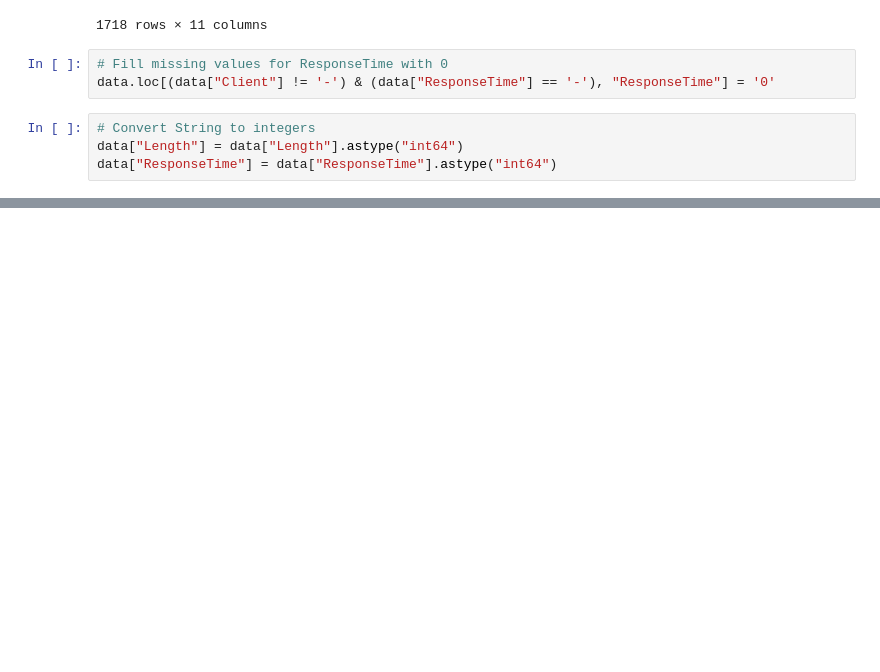
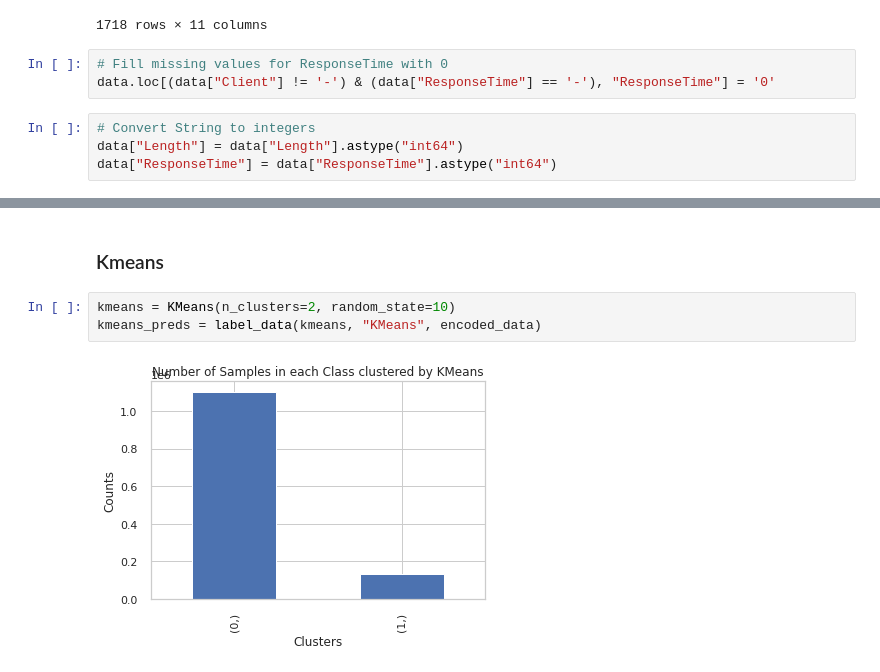
Before and after one commit to navidkanaani/ml-projects, a Jupyter notebook: anomaly_detection_rc_final.ipynb, the cells around one changed output, grey strips where cells are left out. Saved outputs shown, nothing was run; the diff lists cells and outputs as text; blank space fills up the shorter version.

```diff
--- a/anomaly_detection_rc_final.ipynb
+++ b/anomaly_detection_rc_final.ipynb
@@ -482,0 +730,7 @@ array([  108.,   108.,  5125., ..., 11301.,   108.,   108.])
+# %% [markdown]
+### Kmeans
+# %%
+kmeans = KMeans(n_clusters=2, random_state=10)
+kmeans_preds = label_data(kmeans, "KMeans", encoded_data)
+# %% [output]
+[figure, added]
```
Also changed, not shown: parts of 119 cells of this notebook.
